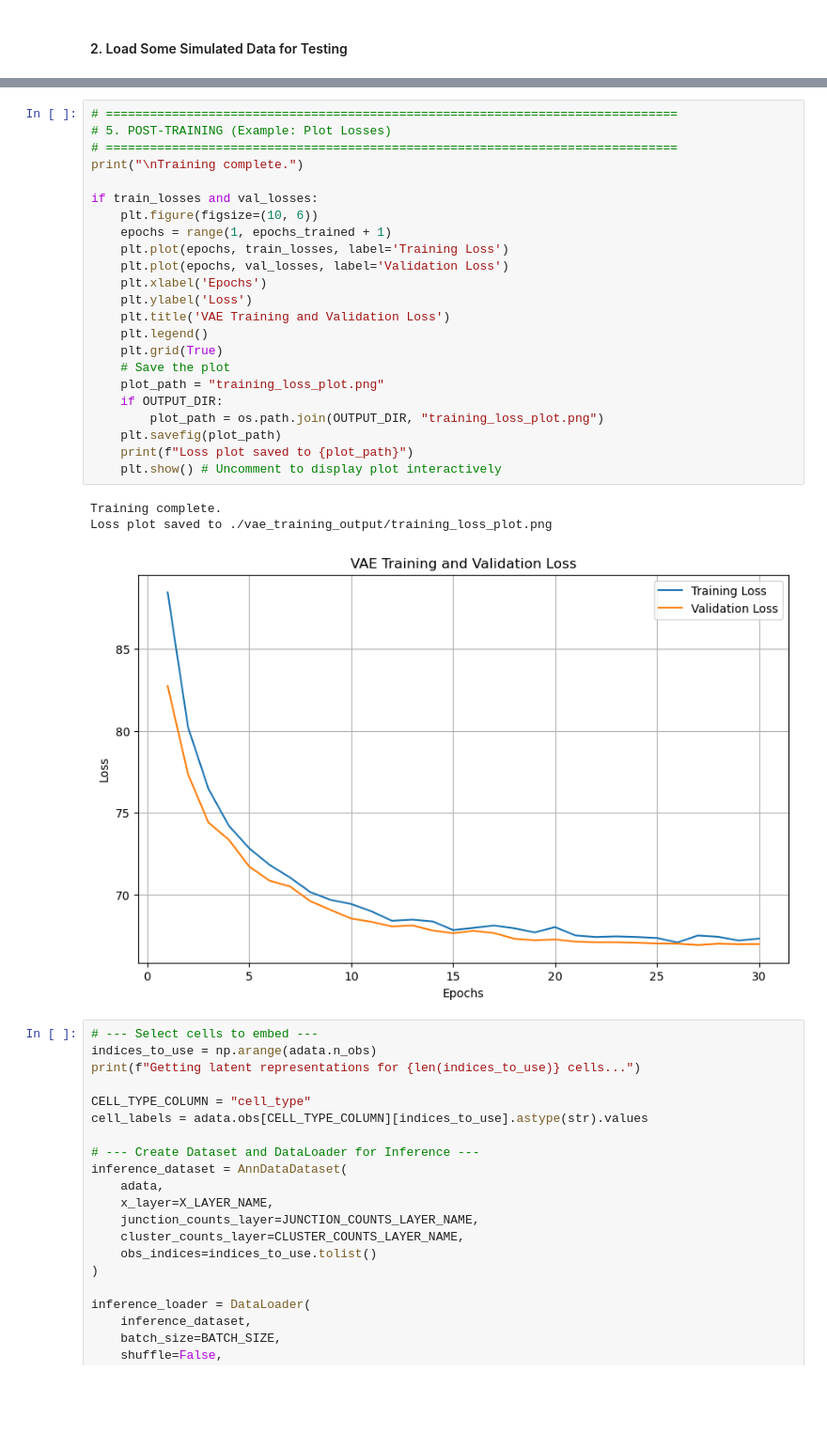
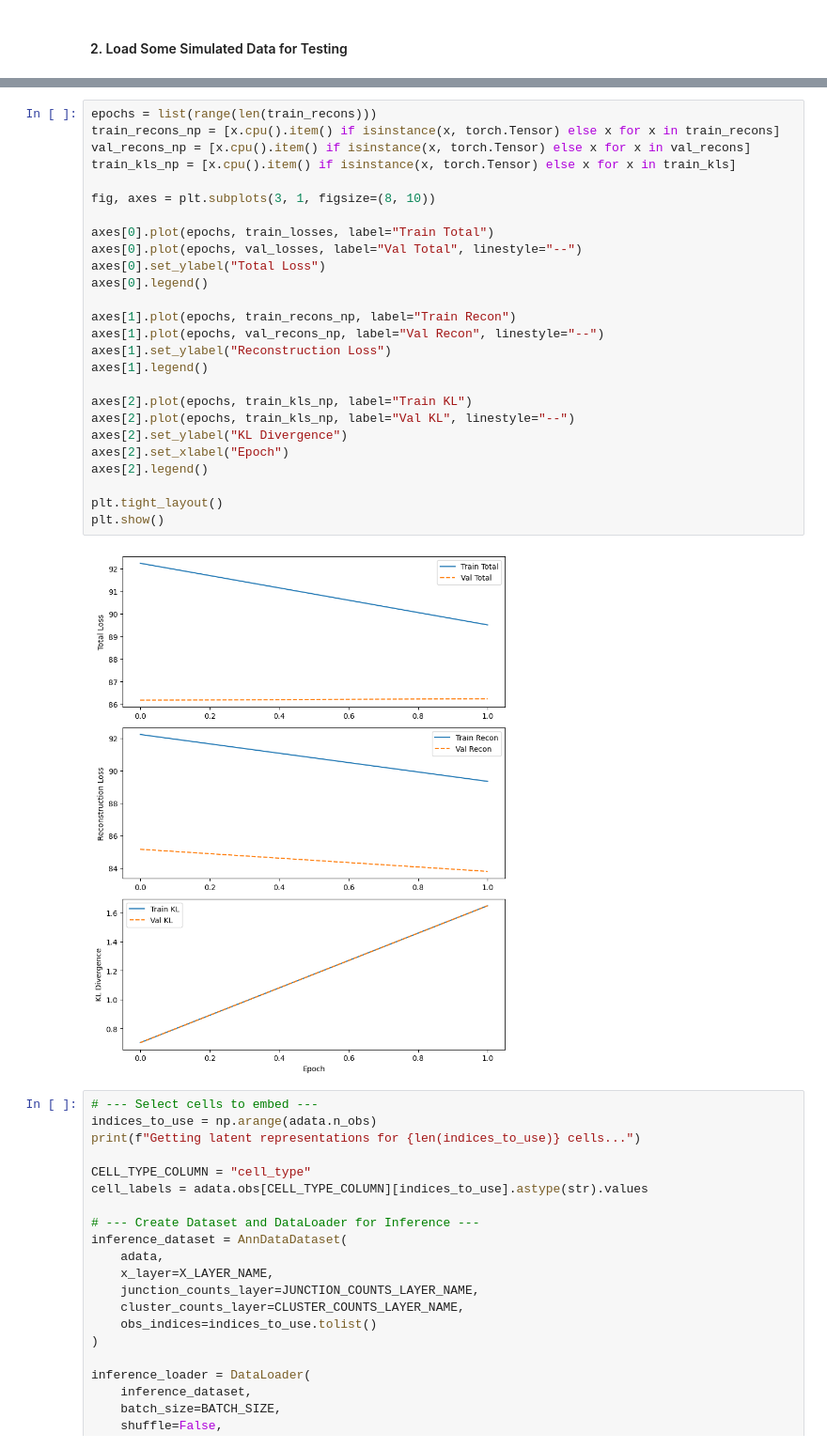
Before and after one commit to smritivaidyanathan/multivi_tools_splicing, a Jupyter notebook: testing/splice_vae_test.ipynb, the cells around one changed output, grey strips where cells are left out. Shown at 94% size. Drawn from its saved outputs; the diff is of its cells as text; blank space fills up the shorter version.

```diff
--- a/testing/splice_vae_test.ipynb
+++ b/testing/splice_vae_test.ipynb
@@ -330,30 +393,31 @@ Best Validation Loss: 66.9077
-# %%
-# ==============================================================================
-# 5. POST-TRAINING (Example: Plot Losses)
-# ==============================================================================
-print("\nTraining complete.")
-
-if train_losses and val_losses:
-    plt.figure(figsize=(10, 6))
-    epochs = range(1, epochs_trained + 1)
-    plt.plot(epochs, train_losses, label='Training Loss')
-    plt.plot(epochs, val_losses, label='Validation Loss')
-    plt.xlabel('Epochs')
-    plt.ylabel('Loss')
-    plt.title('VAE Training and Validation Loss')
-    plt.legend()
-    plt.grid(True)
-    # Save the plot
-    plot_path = "training_loss_plot.png"
-    if OUTPUT_DIR:
-        plot_path = os.path.join(OUTPUT_DIR, "training_loss_plot.png")
-    plt.savefig(plot_path)
-    print(f"Loss plot saved to {plot_path}")
-    plt.show() # Uncomment to display plot interactively
-# %% [output]
-Training complete.
-Loss plot saved to ./vae_training_output/training_loss_plot.png
-[figure, removed]
+# %%
+epochs = list(range(len(train_recons)))
+train_recons_np = [x.cpu().item() if isinstance(x, torch.Tensor) else x for x in train_recons]
+val_recons_np = [x.cpu().item() if isinstance(x, torch.Tensor) else x for x in val_recons]
+train_kls_np = [x.cpu().item() if isinstance(x, torch.Tensor) else x for x in train_kls]
+
+fig, axes = plt.subplots(3, 1, figsize=(8, 10))
+
+axes[0].plot(epochs, train_losses, label="Train Total")
+axes[0].plot(epochs, val_losses, label="Val Total", linestyle="--")
+axes[0].set_ylabel("Total Loss")
+axes[0].legend()
+
+axes[1].plot(epochs, train_recons_np, label="Train Recon")
+axes[1].plot(epochs, val_recons_np, label="Val Recon", linestyle="--")
+axes[1].set_ylabel("Reconstruction Loss")
+axes[1].legend()
+
+axes[2].plot(epochs, train_kls_np, label="Train KL")
+axes[2].plot(epochs, train_kls_np, label="Val KL", linestyle="--")
+axes[2].set_ylabel("KL Divergence")
+axes[2].set_xlabel("Epoch")
+axes[2].legend()
+
+plt.tight_layout()
+plt.show()
+# %% [output]
+[figure, added]
 # %%
 # --- Select cells to embed ---
 indices_to_use = np.arange(adata.n_obs)
```
Also changed, not shown: parts of 13 cells of this notebook, 2 other files.
